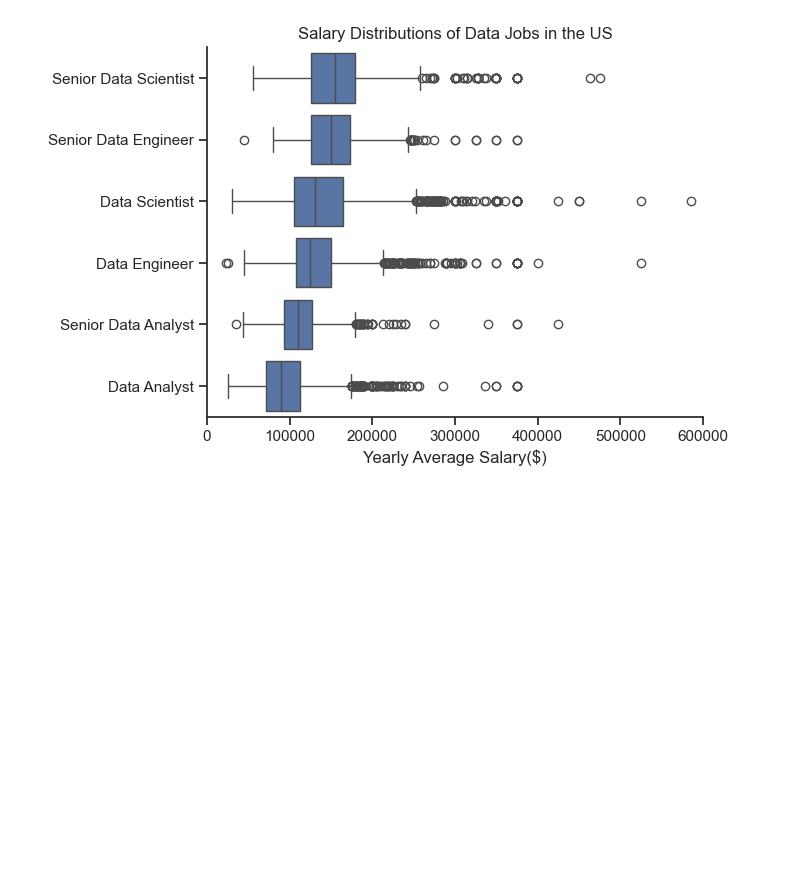
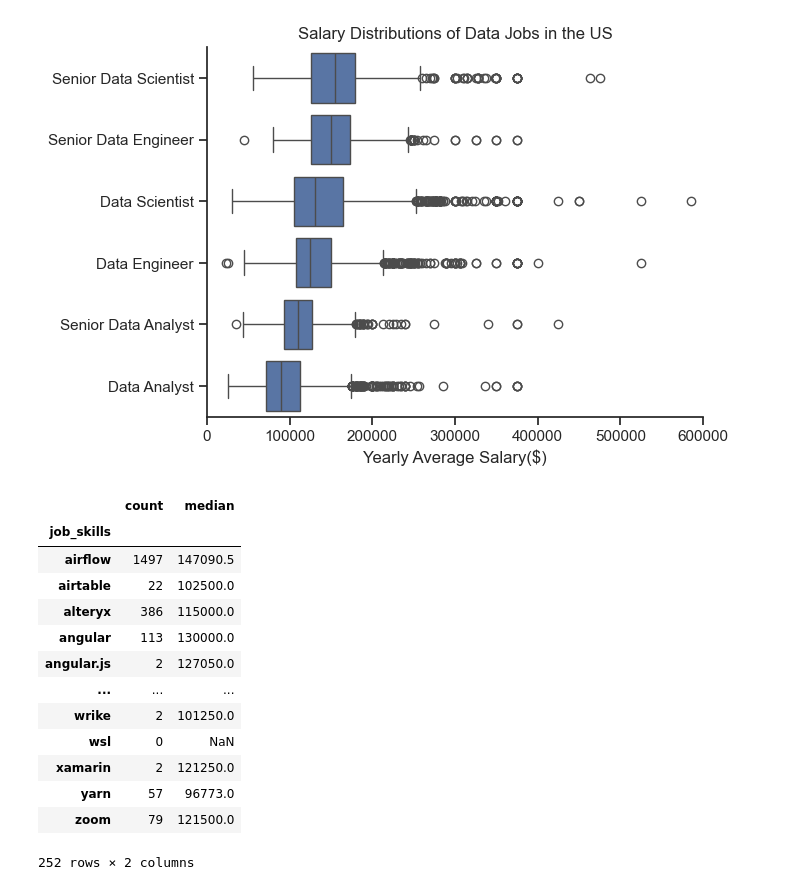
Before and after one commit to jessewaweru/PythonProjects, a Jupyter notebook: L_Project/4_SalaryAnalysis.ipynb, the cells around one changed output. Saved outputs shown, nothing was run; the diff lists cells and outputs as text; code cells hidden in the pictures; blank space fills up the shorter version.

```diff
--- a/L_Project/4_SalaryAnalysis.ipynb
+++ b/L_Project/4_SalaryAnalysis.ipynb
@@ -43,3 +43,46 @@ plt.xlim(0, 600000)
 plt.show()
 # %% [output]
 [figure]
+# %%
+## MEDIAN SALARY AGAINST TOP IN-DEMAND SKILLS FOR DATA ANALYSTS
+
+import pandas as pd
+
+import ast
+
+import seaborn as sns
+
+import matplotlib.pyplot as plt
+
+df = pd.read_csv(r"C:\Users\Jesse\Downloads\data_jobs.csv")
+
+df['job_posted_date'] = pd.to_datetime(df['job_posted_date'])
+
+df['job_skills'] = df['job_skills'].apply( lambda a : ast.literal_eval(a) if pd.notna(a) else a)
+# %%
+df_us = df[(df['job_title_short'] == 'Data Analyst') & (df['job_country'] == 'United States')].copy()
+
+df_us = df_us.dropna(subset = 'salary_year_avg')
+
+df_us = df.explode('job_skills')
+
+df_us['job_skills']
+
+df_us_grp = df_us.groupby('job_skills')['salary_year_avg'].agg(['count','median'])
+
+df_us_grp
+# %% [output]
+|  | count | median |
+| job_skills |  |  |
+| airflow | 1497 | 147090.5 |
+| airtable | 22 | 102500.0 |
+| alteryx | 386 | 115000.0 |
+| angular | 113 | 130000.0 |
+| angular.js | 2 | 127050.0 |
+| ... | ... | ... |
+| wrike | 2 | 101250.0 |
+| wsl | 0 | NaN |
+| xamarin | 2 | 121250.0 |
+| yarn | 57 | 96773.0 |
+| zoom | 79 | 121500.0 |
+252 rows × 2 columns
```
Also changed, not shown: parts of 3 cells of this notebook, 1 other file.
